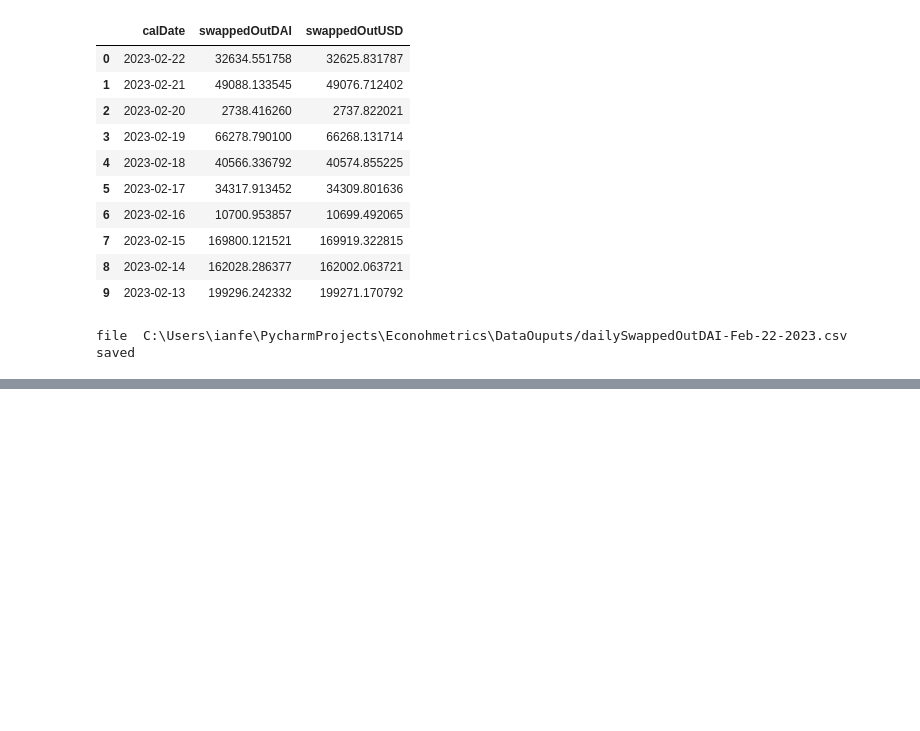
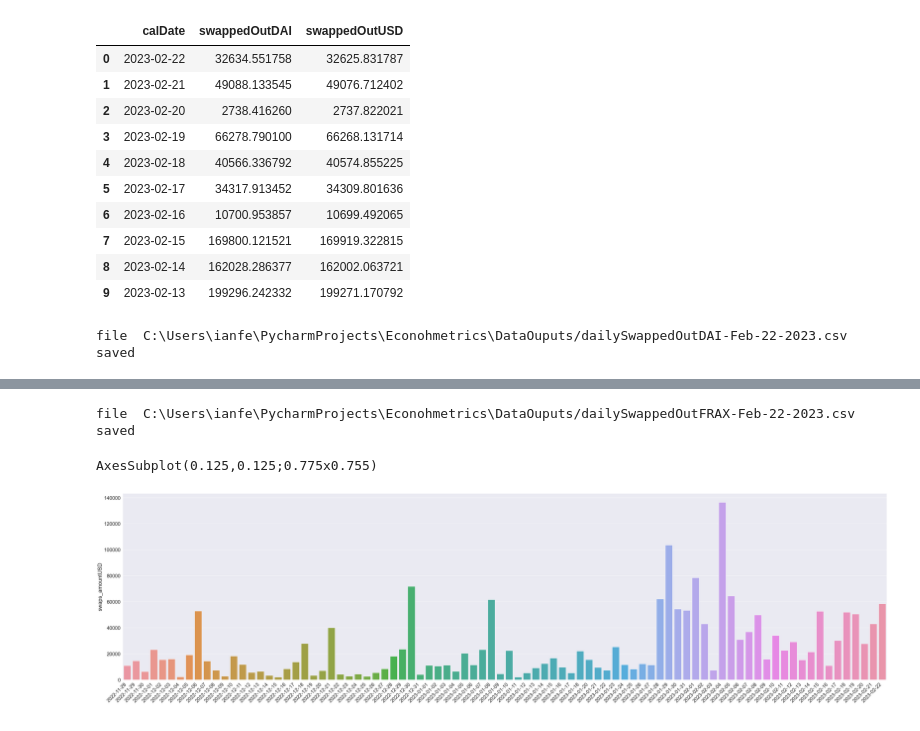
Before and after one commit to EdgeCaser/EconohmetricsOld, a Jupyter notebook: liquidityPoolEvents.ipynb, the cells around one changed output, grey strips where cells are left out. Saved outputs shown, nothing was run; the diff lists cells and outputs as text; code cells hidden in the pictures; blank space fills up the shorter version.

Commit message:
Updated liquidty pool data

```diff
--- a/liquidityPoolEvents.ipynb
+++ b/liquidityPoolEvents.ipynb
@@ -144,0 +184,6 @@ fraxSwapEvents.head(10)
+# %%
+#CHECK HERE
+
+if fraxSwapEvents['amount1InReadable'].empty==0:
+    fraxSwapEvents['amount1InReadable'] = fraxSwapEvents['swaps_amount1In']
+fraxSwapEvents.head(1000)
@@ -144,0 +204,4 @@ fraxSwapEvents.head(10)
+# %%
+#we only want deposits where OHM is in and FRAX out
+fraxSwapEvents.drop(fraxSwapEvents.loc[fraxSwapEvents['swaps_pair_token0_symbol']!='OHM'].index, inplace=True)
+fraxSwapEvents.head(10)
@@ -144,0 +247,21 @@ fraxSwapEvents.head(10)
+# %%
+fraxPath = file + '/dailySwappedOutFRAX-' + str(date.today().strftime("%b-%d-%Y")) + '.csv'
+dailySwappedFRAX.to_csv(fraxPath, index=False)
+print('file ', fraxPath, 'saved')
+# %% [output]
+file  C:\Users\ianfe\PycharmProjects\Econohmetrics\DataOuputs/dailySwappedOutFRAX-Feb-22-2023.csv saved
+# %%
+fig, ax = plt.subplots(figsize = (60,15))
+
+fig = sns.barplot(x = "calDate", y = "swaps_amountUSD", data = fraxSwapEvents,
+                  estimator = sum, ci = None, ax=ax)
+plt.xlabel('Date', fontsize=40, color= 'white')
+#ax.tick_params(colors='white', which='both')
+x_dates = fraxSwapEvents['calDate'].dt.strftime('%Y-%m-%d').sort_values().unique()
+ax.set_xticklabels(labels=x_dates, rotation=45, ha='right')
+
+print(fig)
+plt.savefig(file+'/dailySwappedOutFRAX.png',transparent =False,pad_inches = 1, dpi=100)
+# %% [output]
+AxesSubplot(0.125,0.125;0.775x0.755)
+[figure, added]
```
Also changed, not shown: parts of 8 cells of this notebook, 4 other files.
